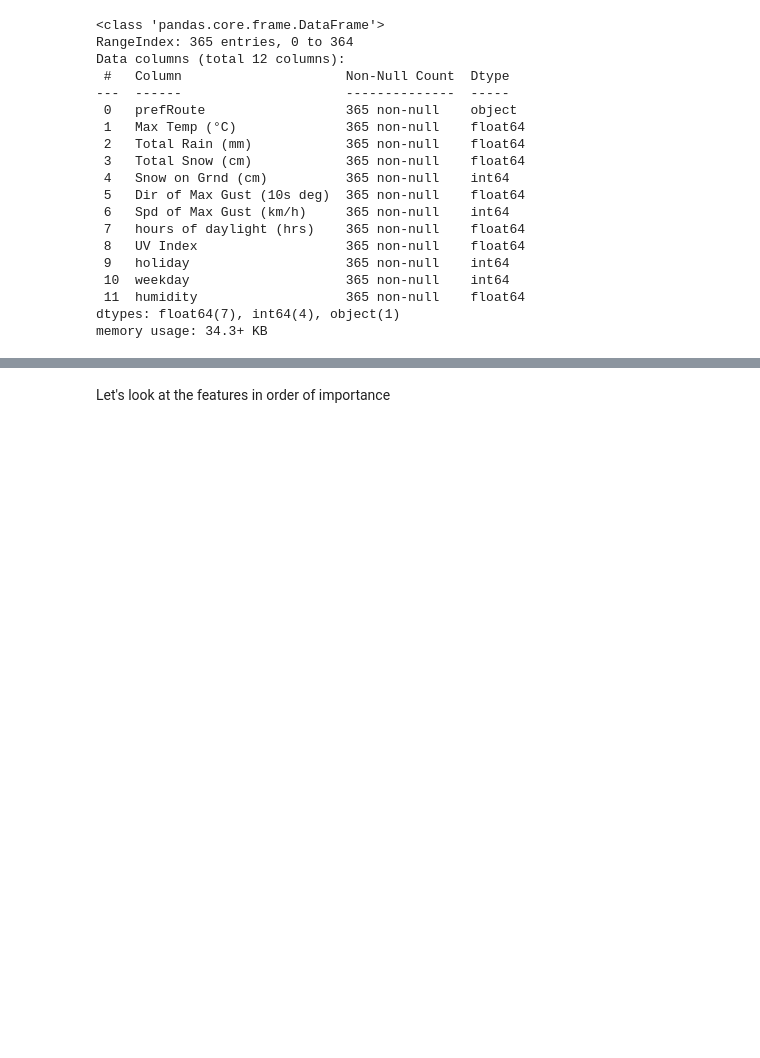
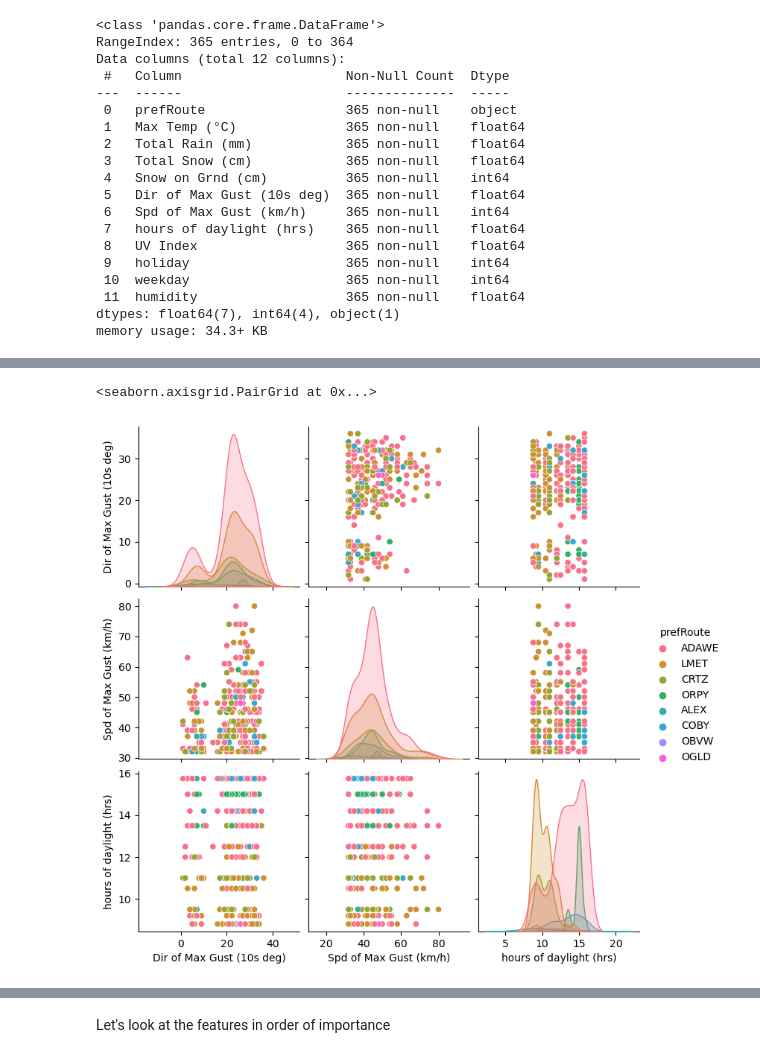
Before and after one commit to uOttawa-IT-Research-teaching/DecisionTrees, a Jupyter notebook: 3-bike_rf_Noise.ipynb, the cells around one changed output, grey strips where cells are left out. Cells and saved outputs as stored; diff of their text form; code cells hidden in the pictures; blank space fills up the shorter version.

```diff
--- a/3-bike_rf_Noise.ipynb
+++ b/3-bike_rf_Noise.ipynb
@@ -88,0 +167,5 @@ from sklearn.model_selection import train_test_split
+# %%
+sns.pairplot(df,hue='prefRoute', vars=['Dir of Max Gust (10s deg)', 'Spd of Max Gust (km/h)', 'hours of daylight (hrs)'])
+# %% [output]
+<seaborn.axisgrid.PairGrid at 0x...>
+[figure, added]
```
Also changed, not shown: parts of 60 cells of this notebook, 1 other file.
